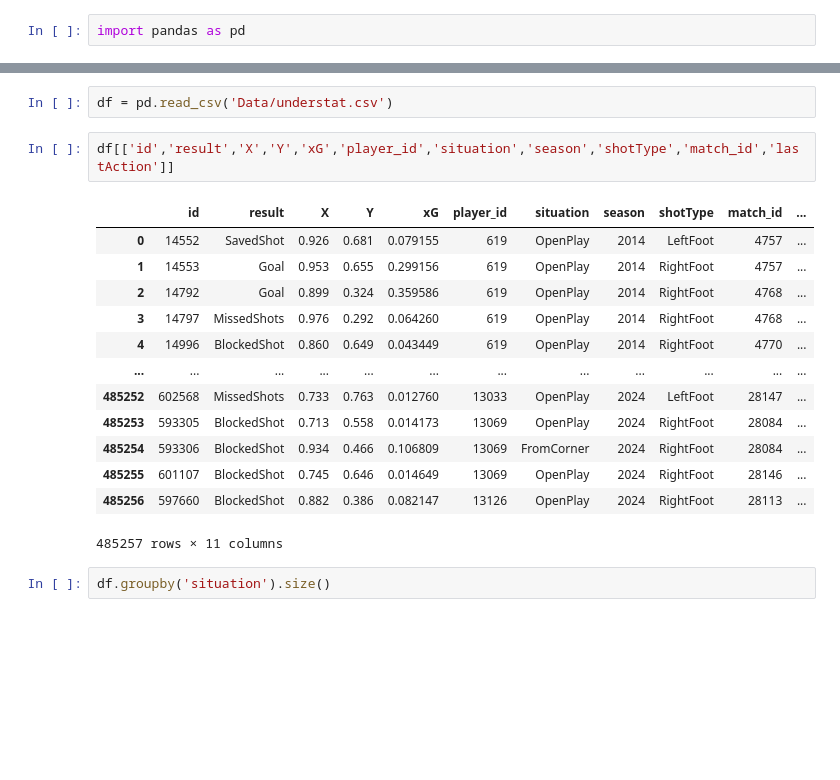
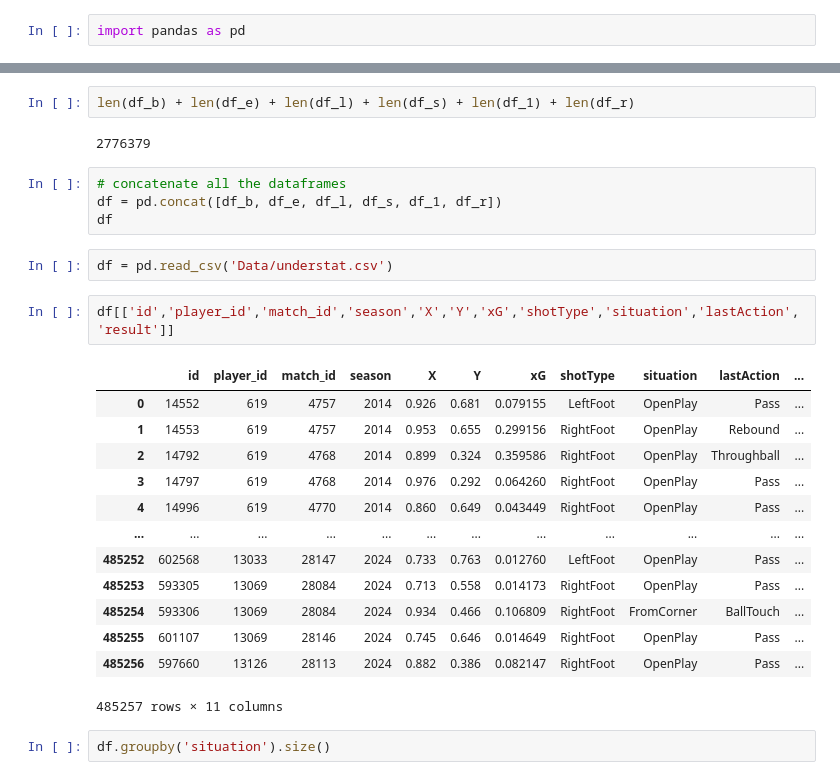
Before and after one commit to GuechtouliAnis/xG-model, a Jupyter notebook: understat.ipynb, the cells around one changed output, grey strips where cells are left out. Saved outputs shown, nothing was run; the diff lists cells and outputs as text; blank space fills up the shorter version.

```diff
--- a/understat.ipynb
+++ b/understat.ipynb
@@ -3,20 +10,28 @@ import pandas as pd
+# %%
+len(df_b) + len(df_e) + len(df_l) + len(df_s) + len(df_1) + len(df_r)
+# %% [output]
+2776379
+# %%
+# concatenate all the dataframes
+df = pd.concat([df_b, df_e, df_l, df_s, df_1, df_r])
+df
 # %%
 df = pd.read_csv('Data/understat.csv')
 # %%
-df[['id','result','X','Y','xG','player_id','situation','season','shotType','match_id','lastAction']]
+df[['id','player_id','match_id','season','X','Y','xG','shotType','situation','lastAction','result']]
 # %% [output]
-|  | id | result | X | Y | xG | player_id | situation | season | shotType | match_id | ... |
-| 0 | 14552 | SavedShot | 0.926 | 0.681 | 0.079155 | 619 | OpenPlay | 2014 | LeftFoot | 4757 | ... |
-| 1 | 14553 | Goal | 0.953 | 0.655 | 0.299156 | 619 | OpenPlay | 2014 | RightFoot | 4757 | ... |
-| 2 | 14792 | Goal | 0.899 | 0.324 | 0.359586 | 619 | OpenPlay | 2014 | RightFoot | 4768 | ... |
-| 3 | 14797 | MissedShots | 0.976 | 0.292 | 0.064260 | 619 | OpenPlay | 2014 | RightFoot | 4768 | ... |
-| 4 | 14996 | BlockedShot | 0.860 | 0.649 | 0.043449 | 619 | OpenPlay | 2014 | RightFoot | 4770 | ... |
+|  | id | player_id | match_id | season | X | Y | xG | shotType | situation | lastAction | ... |
+| 0 | 14552 | 619 | 4757 | 2014 | 0.926 | 0.681 | 0.079155 | LeftFoot | OpenPlay | Pass | ... |
+| 1 | 14553 | 619 | 4757 | 2014 | 0.953 | 0.655 | 0.299156 | RightFoot | OpenPlay | Rebound | ... |
+| 2 | 14792 | 619 | 4768 | 2014 | 0.899 | 0.324 | 0.359586 | RightFoot | OpenPlay | Throughball | ... |
+| 3 | 14797 | 619 | 4768 | 2014 | 0.976 | 0.292 | 0.064260 | RightFoot | OpenPlay | Pass | ... |
+| 4 | 14996 | 619 | 4770 | 2014 | 0.860 | 0.649 | 0.043449 | RightFoot | OpenPlay | Pass | ... |
 | ... | ... | ... | ... | ... | ... | ... | ... | ... | ... | ... | ... |
-| 485252 | 602568 | MissedShots | 0.733 | 0.763 | 0.012760 | 13033 | OpenPlay | 2024 | LeftFoot | 28147 | ... |
-| 485253 | 593305 | BlockedShot | 0.713 | 0.558 | 0.014173 | 13069 | OpenPlay | 2024 | RightFoot | 28084 | ... |
-| 485254 | 593306 | BlockedShot | 0.934 | 0.466 | 0.106809 | 13069 | FromCorner | 2024 | RightFoot | 28084 | ... |
-| 485255 | 601107 | BlockedShot | 0.745 | 0.646 | 0.014649 | 13069 | OpenPlay | 2024 | RightFoot | 28146 | ... |
-| 485256 | 597660 | BlockedShot | 0.882 | 0.386 | 0.082147 | 13126 | OpenPlay | 2024 | RightFoot | 28113 | ... |
+| 485252 | 602568 | 13033 | 28147 | 2024 | 0.733 | 0.763 | 0.012760 | LeftFoot | OpenPlay | Pass | ... |
+| 485253 | 593305 | 13069 | 28084 | 2024 | 0.713 | 0.558 | 0.014173 | RightFoot | OpenPlay | Pass | ... |
+| 485254 | 593306 | 13069 | 28084 | 2024 | 0.934 | 0.466 | 0.106809 | RightFoot | FromCorner | BallTouch | ... |
+| 485255 | 601107 | 13069 | 28146 | 2024 | 0.745 | 0.646 | 0.014649 | RightFoot | OpenPlay | Pass | ... |
+| 485256 | 597660 | 13126 | 28113 | 2024 | 0.882 | 0.386 | 0.082147 | RightFoot | OpenPlay | Pass | ... |
 485257 rows × 11 columns
 # %%
 df.groupby('situation').size()
```
Also changed, not shown: parts of 1 cell of this notebook, 2 other files.
